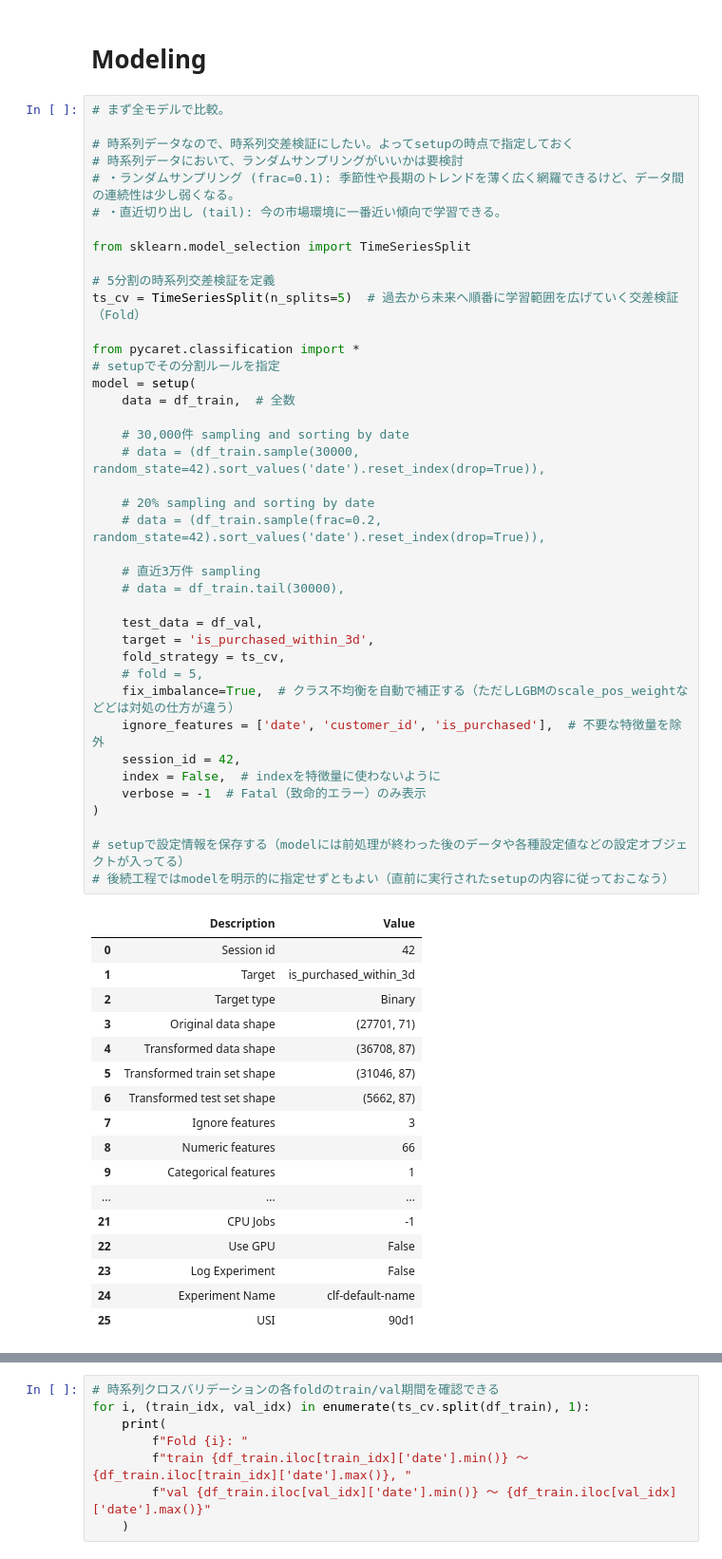
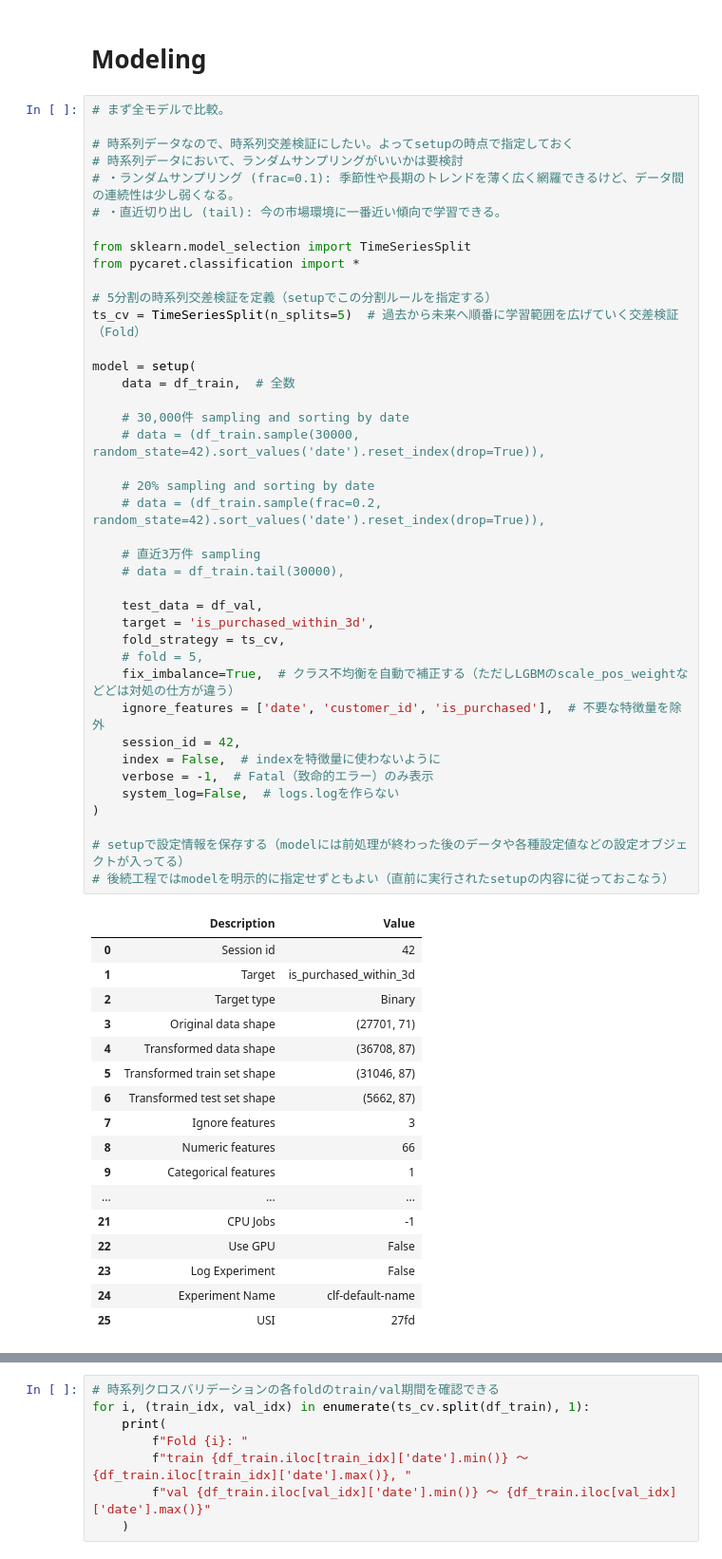
Before and after one commit to sasasakaz/machine_learning, a Jupyter notebook: classification_pycaret.ipynb, the cells around one changed output, grey strips where cells are left out. Shown at 95% size. Drawn from its saved outputs; the diff is of its cells as text.

```diff
--- a/classification_pycaret.ipynb
+++ b/classification_pycaret.ipynb
@@ -1584,12 +1595,11 @@ df_train.head()
 # ・直近切り出し (tail): 今の市場環境に一番近い傾向で学習できる。
 
 from sklearn.model_selection import TimeSeriesSplit
+from pycaret.classification import *
 
-# 5分割の時系列交差検証を定義
+# 5分割の時系列交差検証を定義（setupでこの分割ルールを指定する）
 ts_cv = TimeSeriesSplit(n_splits=5)  # 過去から未来へ順番に学習範囲を広げていく交差検証（Fold）
 
-from pycaret.classification import *
-# setupでその分割ルールを指定
 model = setup(
     data = df_train,  # 全数
 
@@ -1604,35 +1614,36 @@ model = setup(
 
     test_data = df_val,
     target = 'is_purchased_within_3d',
     fold_strategy = ts_cv,
     # fold = 5,
     fix_imbalance=True,  # クラス不均衡を自動で補正する（ただしLGBMのscale_pos_weightなどどは対処の仕方が違う）
     ignore_features = ['date', 'customer_id', 'is_purchased'],  # 不要な特徴量を除外
     session_id = 42,
     index = False,  # indexを特徴量に使わないように
-    verbose = -1  # Fatal（致命的エラー）のみ表示
+    verbose = -1,  # Fatal（致命的エラー）のみ表示
+    system_log=False,  # logs.logを作らない
 )
 
 # setupで設定情報を保存する（modelには前処理が終わった後のデータや各種設定値などの設定オブジェクトが入ってる）
 # 後続工程ではmodelを明示的に指定せずともよい（直前に実行されたsetupの内容に従っておこなう）
 # %% [output]
 |  | Description | Value |
 | 0 | Session id | 42 |
 | 1 | Target | is_purchased_within_3d |
 | 2 | Target type | Binary |
 | 3 | Original data shape | (27701, 71) |
 | 4 | Transformed data shape | (36708, 87) |
 | 5 | Transformed train set shape | (31046, 87) |
 | 6 | Transformed test set shape | (5662, 87) |
 | 7 | Ignore features | 3 |
 | 8 | Numeric features | 66 |
 | 9 | Categorical features | 1 |
 | ... | ... | ... |
 | 21 | CPU Jobs | -1 |
 | 22 | Use GPU | False |
 | 23 | Log Experiment | False |
 | 24 | Experiment Name | clf-default-name |
-| 25 | USI | 90d1 |
+| 25 | USI | 27fd |
 # %%
 # base_model = compare_models(fold=5)  # ここで指定するとsetup設定を上書きしてランダム5分割で交差検証しちゃう
 
```
Also changed, not shown: parts of 10 cells of this notebook, 1 other file.
